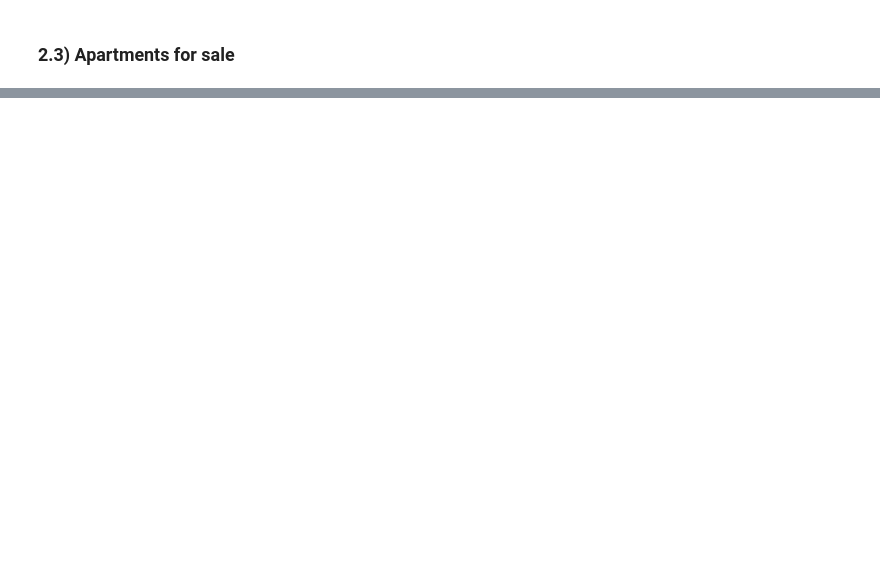
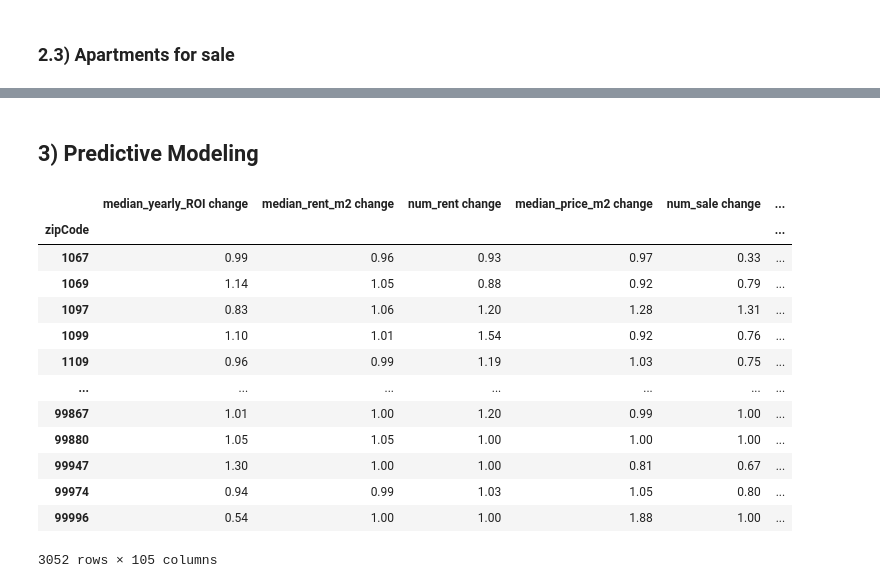
Before and after one commit to maxtue/ApartmentListings, a Jupyter notebook: data_analysis/time_series.ipynb, the cells around one changed output, grey strips where cells are left out. Saved outputs shown, nothing was run; the diff lists cells and outputs as text; code cells hidden in the pictures; blank space fills up the shorter version.

```diff
--- a/data_analysis/time_series.ipynb
+++ b/data_analysis/time_series.ipynb
@@ -254 +150,20 @@ for attr in group_attributes:
 [interactive output not drawn]
+# %% [markdown]
+## 3) Predictive Modeling
+# %%
+time_df
+# %% [output]
+|  | median_yearly_ROI change | median_rent_m2 change | num_rent change | median_price_m2 change | num_sale change | ... |
+| zipCode |  |  |  |  |  | ... |
+| 1067 | 0.99 | 0.96 | 0.93 | 0.97 | 0.33 | ... |
+| 1069 | 1.14 | 1.05 | 0.88 | 0.92 | 0.79 | ... |
+| 1097 | 0.83 | 1.06 | 1.20 | 1.28 | 1.31 | ... |
+| 1099 | 1.10 | 1.01 | 1.54 | 0.92 | 0.76 | ... |
+| 1109 | 0.96 | 0.99 | 1.19 | 1.03 | 0.75 | ... |
+| ... | ... | ... | ... | ... | ... | ... |
+| 99867 | 1.01 | 1.00 | 1.20 | 0.99 | 1.00 | ... |
+| 99880 | 1.05 | 1.05 | 1.00 | 1.00 | 1.00 | ... |
+| 99947 | 1.30 | 1.00 | 1.00 | 0.81 | 0.67 | ... |
+| 99974 | 0.94 | 0.99 | 1.03 | 1.05 | 0.80 | ... |
+| 99996 | 0.54 | 1.00 | 1.00 | 1.88 | 1.00 | ... |
+3052 rows × 105 columns
```
Also changed, not shown: parts of 12 cells of this notebook, 7 other files.
